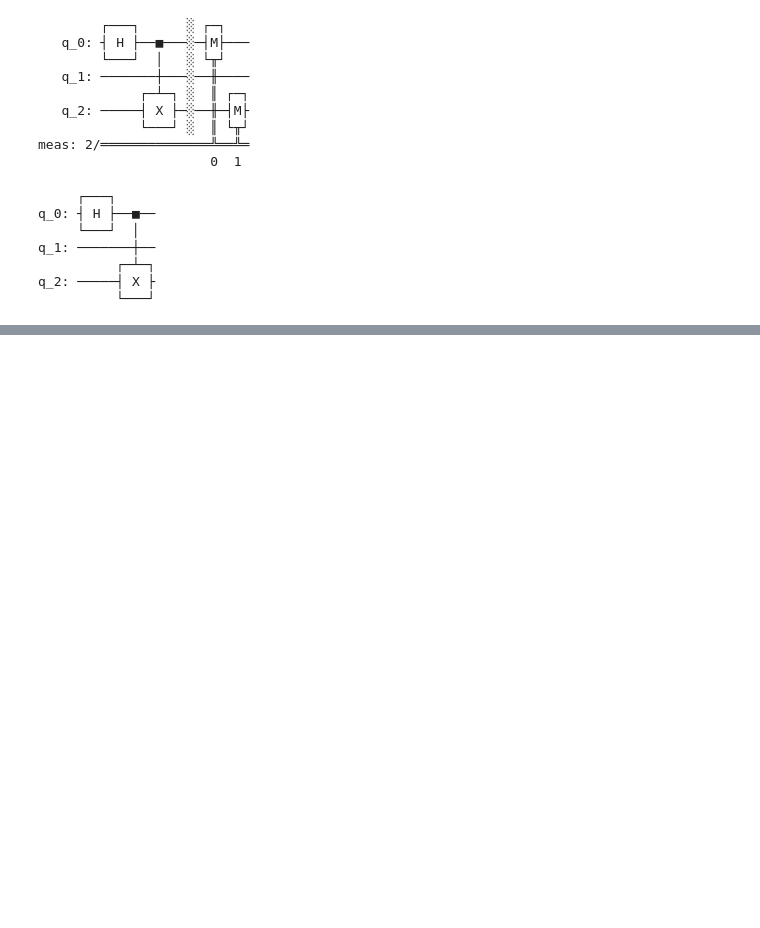
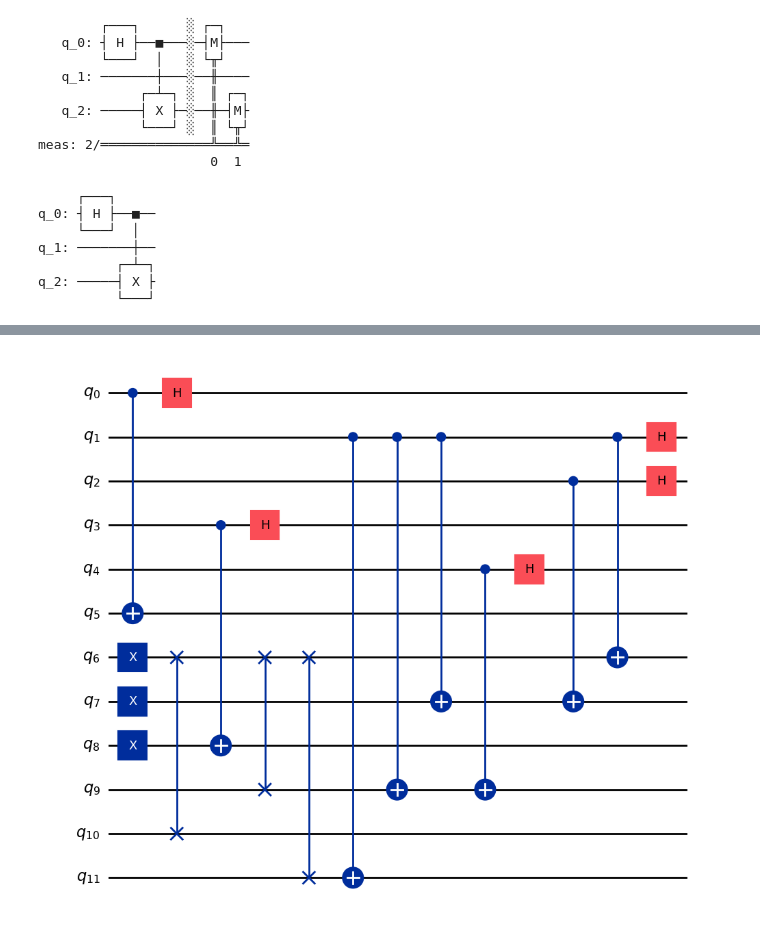
Before and after one commit to kibrahim757/qiskit_certification_examples, a Jupyter notebook: 1_2_Quantum_Operations.ipynb, the cells around one changed output, grey strips where cells are left out. Cells and saved outputs as stored; diff of their text form; code cells hidden in the pictures; blank space fills up the shorter version.

```diff
--- a/1_2_Quantum_Operations.ipynb
+++ b/1_2_Quantum_Operations.ipynb
@@ -641,0 +687,4 @@ q_2: ─────┤ X ├
+# %%
+qc.inverse().draw('mpl')
+# %% [output]
+[figure, added]
```
Also changed, not shown: parts of 14 cells of this notebook.
